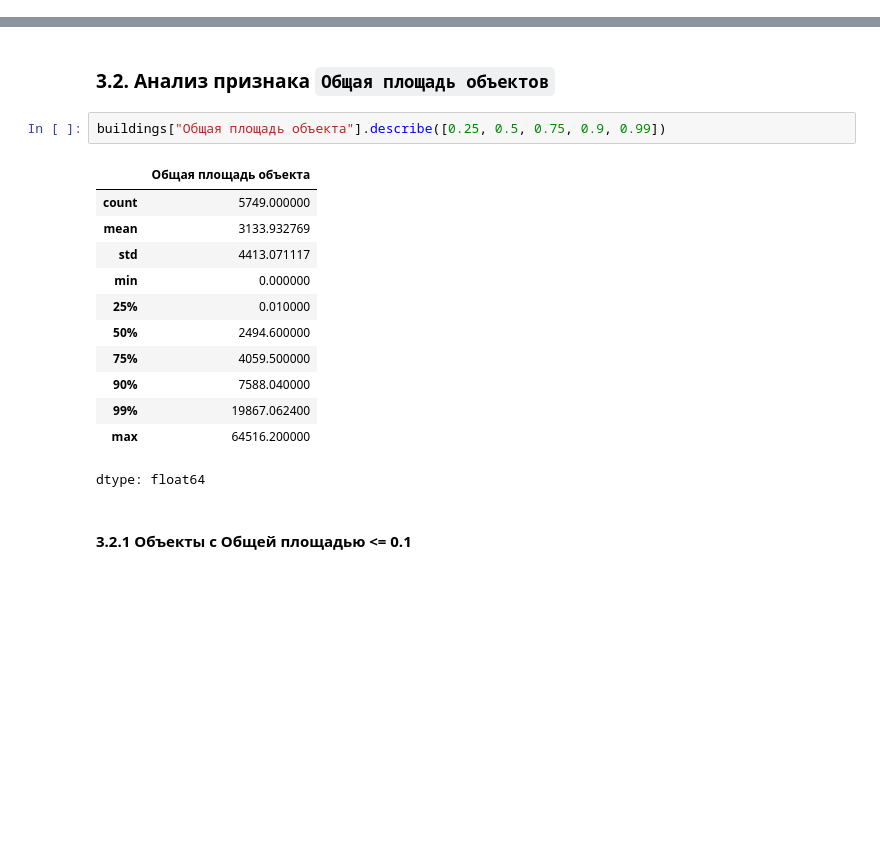
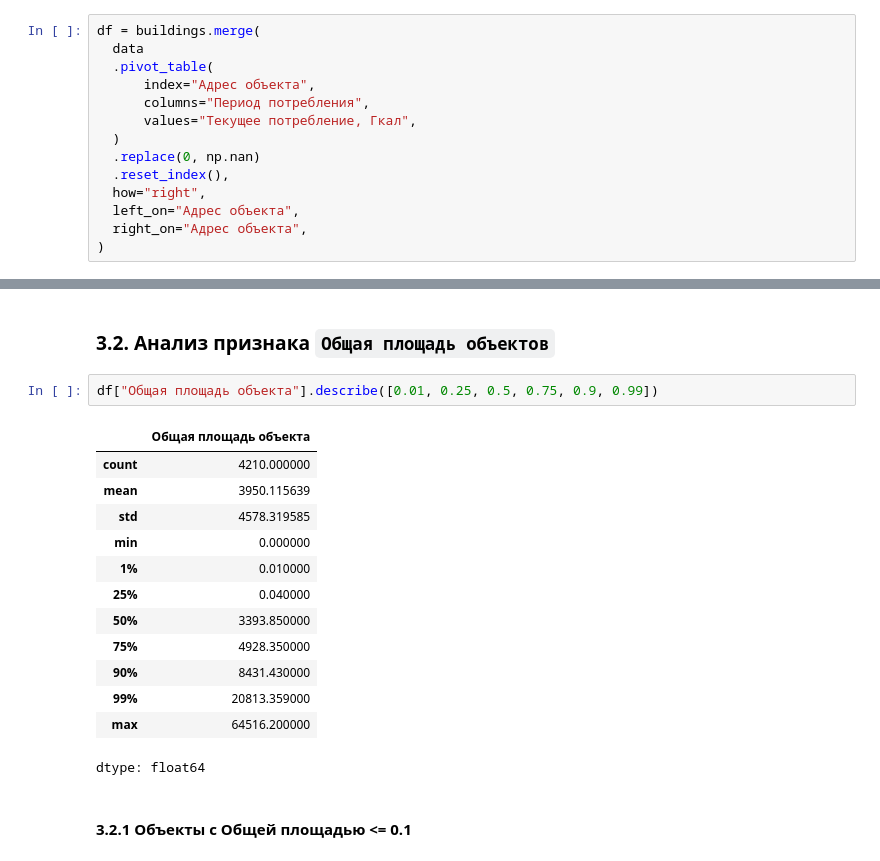
Before and after one commit to YaninaK/anomaly-detection, a Jupyter notebook: notebooks/01_EDA_&_data_preprocessing.ipynb, the cells around one changed output, grey strips where cells are left out. Drawn from its saved outputs; the diff is of its cells as text; blank space fills up the shorter version.

````diff
--- a/notebooks/01_EDA_&_data_preprocessing.ipynb
+++ b/notebooks/01_EDA_&_data_preprocessing.ipynb
@@ -131,3 +131,17 @@ data, buildings = preprocess.fit_transform(data, buildings)
+# %%
+df = buildings.merge(
+  data
+  .pivot_table(
+      index="Адрес объекта",
+      columns="Период потребления",
+      values="Текущее потребление, Гкал",
+  )
+  .replace(0, np.nan)
+  .reset_index(),
+  how="right",
+  left_on="Адрес объекта",
+  right_on="Адрес объекта",
+)
 # %% [markdown]
 ### 3.1 Структура данных в разрезе типов объектов
 # %%
@@ -151,18 +176,19 @@ pd.concat(
 # %% [markdown]
 ### 3.2. Анализ признака ```Общая площадь объектов```
 # %%
-buildings["Общая площадь объекта"].describe([0.25, 0.5, 0.75, 0.9, 0.99])
+df["Общая площадь объекта"].describe([0.01, 0.25, 0.5, 0.75, 0.9, 0.99])
 # %% [output]
 |  | Общая площадь объекта |
-| count | 5749.000000 |
-| mean | 3133.932769 |
-| std | 4413.071117 |
+| count | 4210.000000 |
+| mean | 3950.115639 |
+| std | 4578.319585 |
 | min | 0.000000 |
-| 25% | 0.010000 |
-| 50% | 2494.600000 |
-| 75% | 4059.500000 |
-| 90% | 7588.040000 |
-| 99% | 19867.062400 |
+| 1% | 0.010000 |
+| 25% | 0.040000 |
+| 50% | 3393.850000 |
+| 75% | 4928.350000 |
+| 90% | 8431.430000 |
+| 99% | 20813.359000 |
 | max | 64516.200000 |
 dtype: float64
 # %% [markdown]
````
Also changed, not shown: parts of 45 cells of this notebook.
